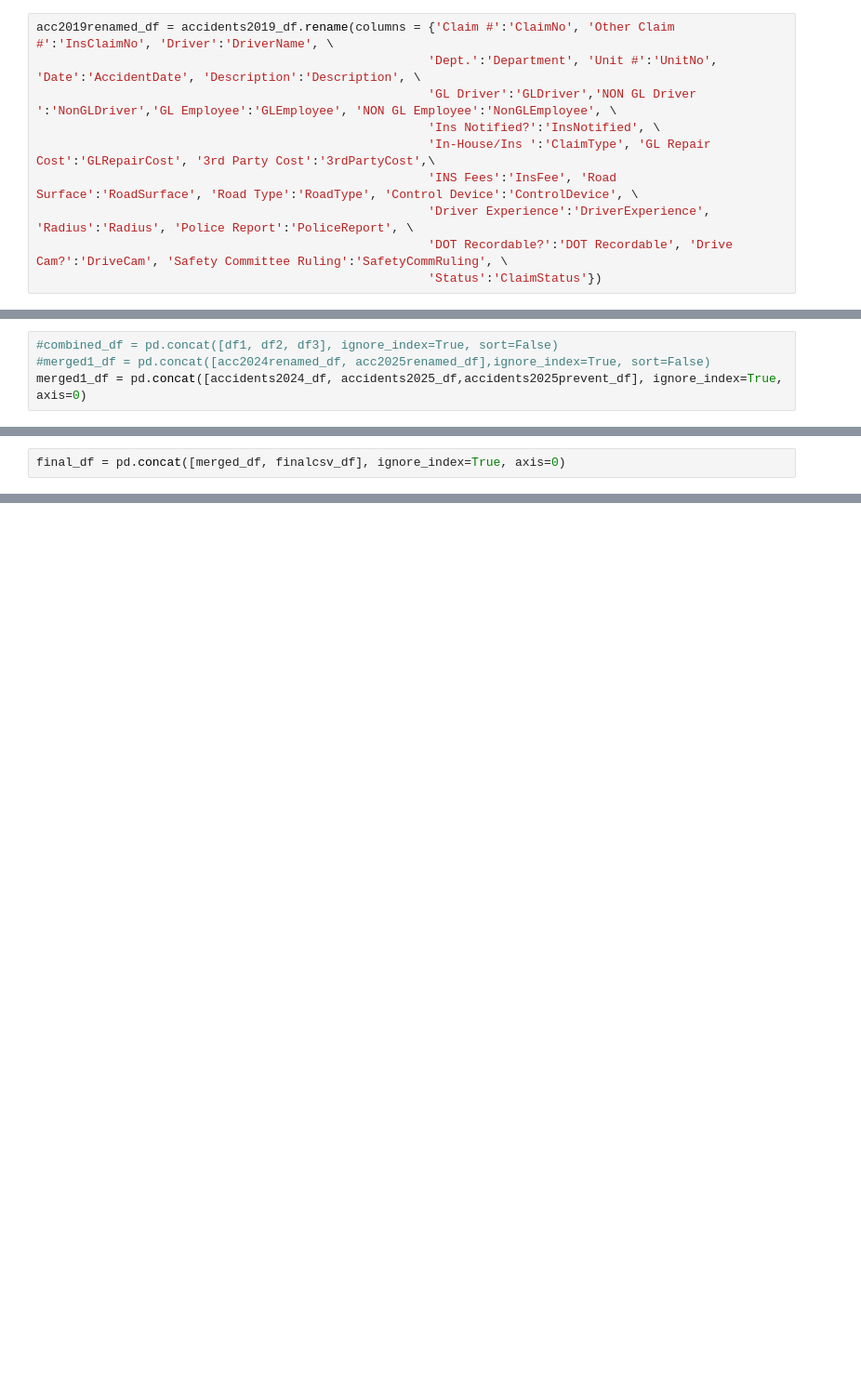
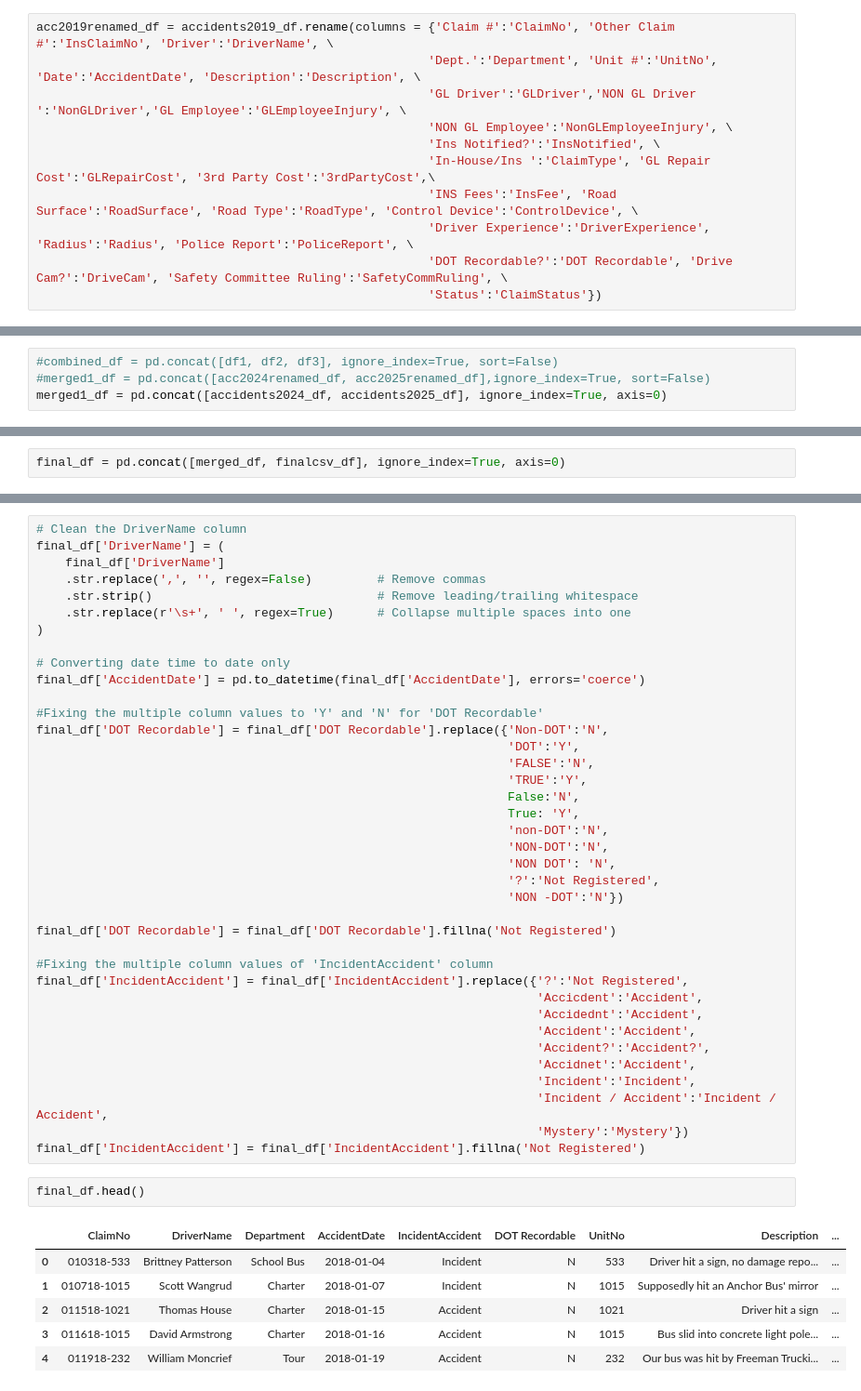
Before and after one commit to sunitha-m25/grayline-da15-griseo, a Jupyter notebook: grayline.ipynb, the cells around one changed output, grey strips where cells are left out. Shown: that part at 93% size. Saved outputs shown, nothing was run; the diff lists cells and outputs as text; blank space fills up the shorter version.

Commit message:
merged all files and cleaned some data-day3

```diff
--- a/grayline.ipynb
+++ b/grayline.ipynb
@@ -44,7 +120,8 @@ accidents2019_df.columns
 # %%
 acc2019renamed_df = accidents2019_df.rename(columns = {'Claim #':'ClaimNo', 'Other Claim #':'InsClaimNo', 'Driver':'DriverName', \
                                                       'Dept.':'Department', 'Unit #':'UnitNo', 'Date':'AccidentDate', 'Description':'Description', \
-                                                      'GL Driver':'GLDriver','NON GL Driver ':'NonGLDriver','GL Employee':'GLEmployee', 'NON GL Employee':'NonGLEmployee', \
+                                                      'GL Driver':'GLDriver','NON GL Driver ':'NonGLDriver','GL Employee':'GLEmployeeInjury', \
+                                                      'NON GL Employee':'NonGLEmployeeInjury', \
                                                       'Ins Notified?':'InsNotified', \
                                                       'In-House/Ins ':'ClaimType', 'GL Repair Cost':'GLRepairCost', '3rd Party Cost':'3rdPartyCost',\
                                                       'INS Fees':'InsFee', 'Road Surface':'RoadSurface', 'Road Type':'RoadType', 'Control Device':'ControlDevice', \
@@ -146,6 +533,6 @@ merged_df.columns
 # %%
 #combined_df = pd.concat([df1, df2, df3], ignore_index=True, sort=False)
 #merged1_df = pd.concat([acc2024renamed_df, acc2025renamed_df],ignore_index=True, sort=False)
-merged1_df = pd.concat([accidents2024_df, accidents2025_df,accidents2025prevent_df], ignore_index=True, axis=0)
+merged1_df = pd.concat([accidents2024_df, accidents2025_df], ignore_index=True, axis=0)
 # %%
 merged1_df
@@ -178,0 +670,47 @@ final_df.to_csv('data/finaloutput1.csv', index=False)
+# %%
+# Clean the DriverName column
+final_df['DriverName'] = (
+    final_df['DriverName']
+    .str.replace(',', '', regex=False)         # Remove commas
+    .str.strip()                               # Remove leading/trailing whitespace
+    .str.replace(r'\s+', ' ', regex=True)      # Collapse multiple spaces into one
+)
+
+# Converting date time to date only
+final_df['AccidentDate'] = pd.to_datetime(final_df['AccidentDate'], errors='coerce')
+
+#Fixing the multiple column values to 'Y' and 'N' for 'DOT Recordable'
+final_df['DOT Recordable'] = final_df['DOT Recordable'].replace({'Non-DOT':'N',
+                                                                 'DOT':'Y',
+                                                                 'FALSE':'N',
+                                                                 'TRUE':'Y',
+                                                                 False:'N',
+                                                                 True: 'Y',
+                                                                 'non-DOT':'N',
+                                                                 'NON-DOT':'N',
+                                                                 'NON DOT': 'N',
+                                                                 '?':'Not Registered',
+                                                                 'NON -DOT':'N'})
+
+final_df['DOT Recordable'] = final_df['DOT Recordable'].fillna('Not Registered')
+
+#Fixing the multiple column values of 'IncidentAccident' column
+final_df['IncidentAccident'] = final_df['IncidentAccident'].replace({'?':'Not Registered',
+                                                                     'Accicdent':'Accident',
+                                                                     'Accidednt':'Accident',
+                                                                     'Accident':'Accident',
+                                                                     'Accident?':'Accident?',
+                                                                     'Accidnet':'Accident',
+                                                                     'Incident':'Incident',
+                                                                     'Incident / Accident':'Incident / Accident',
+                                                                     'Mystery':'Mystery'})
+final_df['IncidentAccident'] = final_df['IncidentAccident'].fillna('Not Registered')
+# %%
+final_df.head()
+# %% [output]
+|  | ClaimNo | DriverName | Department | AccidentDate | IncidentAccident | DOT Recordable | UnitNo | Description | ... |
+| 0 | 010318-533 | Brittney Patterson | School Bus | 2018-01-04 | Incident | N | 533 | Driver hit a sign, no damage repo... | ... |
+| 1 | 010718-1015 | Scott Wangrud | Charter | 2018-01-07 | Incident | N | 1015 | Supposedly hit an Anchor Bus' mirror | ... |
+| 2 | 011518-1021 | Thomas House | Charter | 2018-01-15 | Accident | N | 1021 | Driver hit a sign | ... |
+| 3 | 011618-1015 | David Armstrong | Charter | 2018-01-16 | Accident | N | 1015 | Bus slid into concrete light pole... | ... |
+| 4 | 011918-232 | William Moncrief | Tour | 2018-01-19 | Accident | N | 232 | Our bus was hit by Freeman Trucki... | ... |
```
Also changed, not shown: parts of 54 cells of this notebook, 5 other files.
